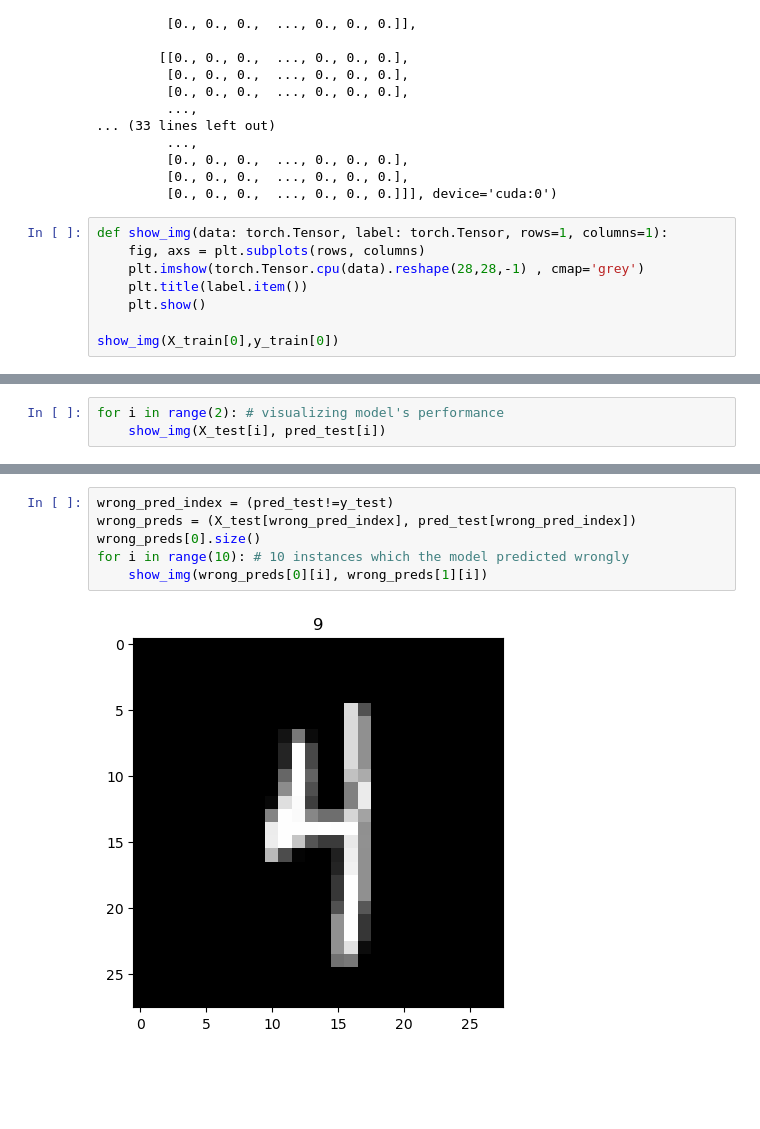
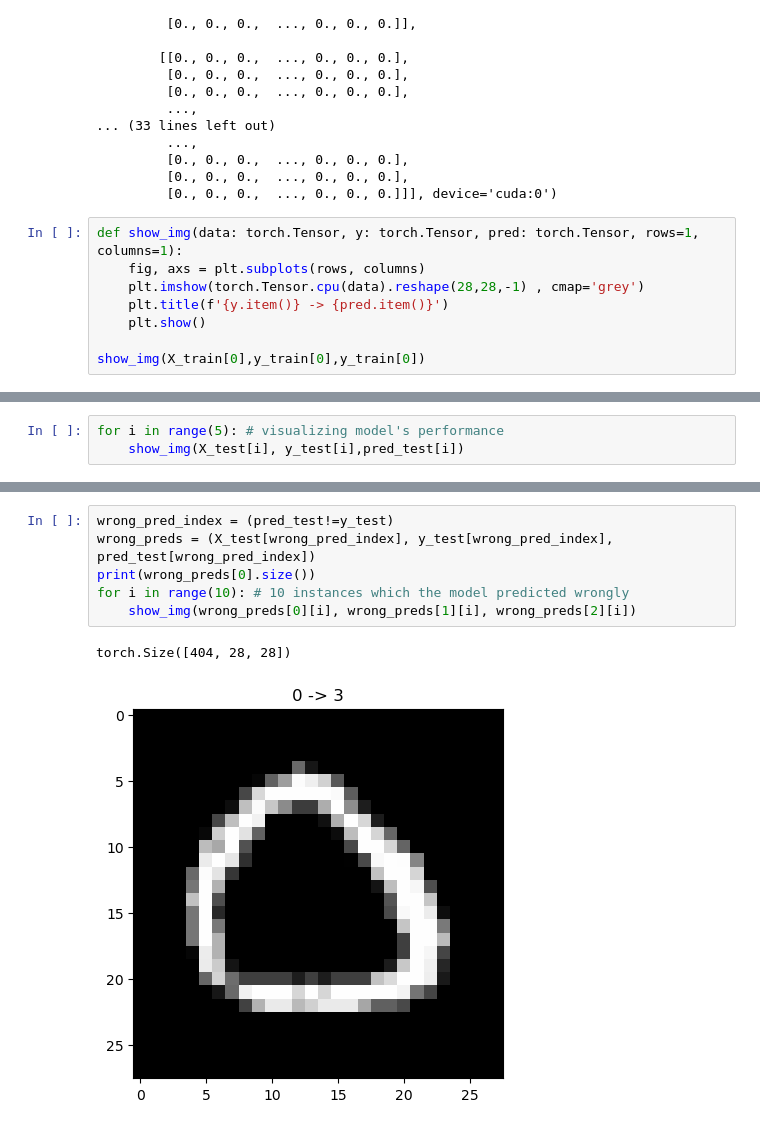
Before and after one commit to Mjavadrahimi/Digit-Recognizer, a Jupyter notebook: digit_recognizer.ipynb, the cells around one changed output, grey strips where cells are left out. Cells and saved outputs as stored; diff of their text form; blank space fills up the shorter version.

```diff
--- a/digit_recognizer.ipynb
+++ b/digit_recognizer.ipynb
@@ -49,11 +63,11 @@ tensor([[[0., 0., 0.,  ..., 0., 0., 0.],
          [0., 0., 0.,  ..., 0., 0., 0.],
          [0., 0., 0.,  ..., 0., 0., 0.]]], device='cuda:0')
 # %%
-def show_img(data: torch.Tensor, label: torch.Tensor, rows=1, columns=1):
+def show_img(data: torch.Tensor, y: torch.Tensor, pred: torch.Tensor, rows=1, columns=1):
     fig, axs = plt.subplots(rows, columns)
     plt.imshow(torch.Tensor.cpu(data).reshape(28,28,-1) , cmap='grey')
-    plt.title(label.item())
+    plt.title(f'{y.item()} -> {pred.item()}')
     plt.show()
 
-show_img(X_train[0],y_train[0])
+show_img(X_train[0],y_train[0],y_train[0])
 # %% [output]
@@ -170,4 +205,4 @@ total 204.035 seconds on cuda.
 # %%
-for i in range(2): # visualizing model's performance
-    show_img(X_test[i], pred_test[i])
+for i in range(5): # visualizing model's performance
+    show_img(X_test[i], y_test[i],pred_test[i])
 # %% [output]
@@ -176,8 +214,9 @@ for i in range(2): # visualizing model's performance
 # %%
 wrong_pred_index = (pred_test!=y_test)
-wrong_preds = (X_test[wrong_pred_index], pred_test[wrong_pred_index])
-wrong_preds[0].size()
+wrong_preds = (X_test[wrong_pred_index], y_test[wrong_pred_index], pred_test[wrong_pred_index])
+print(wrong_preds[0].size())
 for i in range(10): # 10 instances which the model predicted wrongly
-    show_img(wrong_preds[0][i], wrong_preds[1][i])
+    show_img(wrong_preds[0][i], wrong_preds[1][i], wrong_preds[2][i])
 # %% [output]
+torch.Size([404, 28, 28])
-[figure, old version]
+[figure, new version]
```
Also changed, not shown: parts of 8 cells of this notebook, 1 other file.
